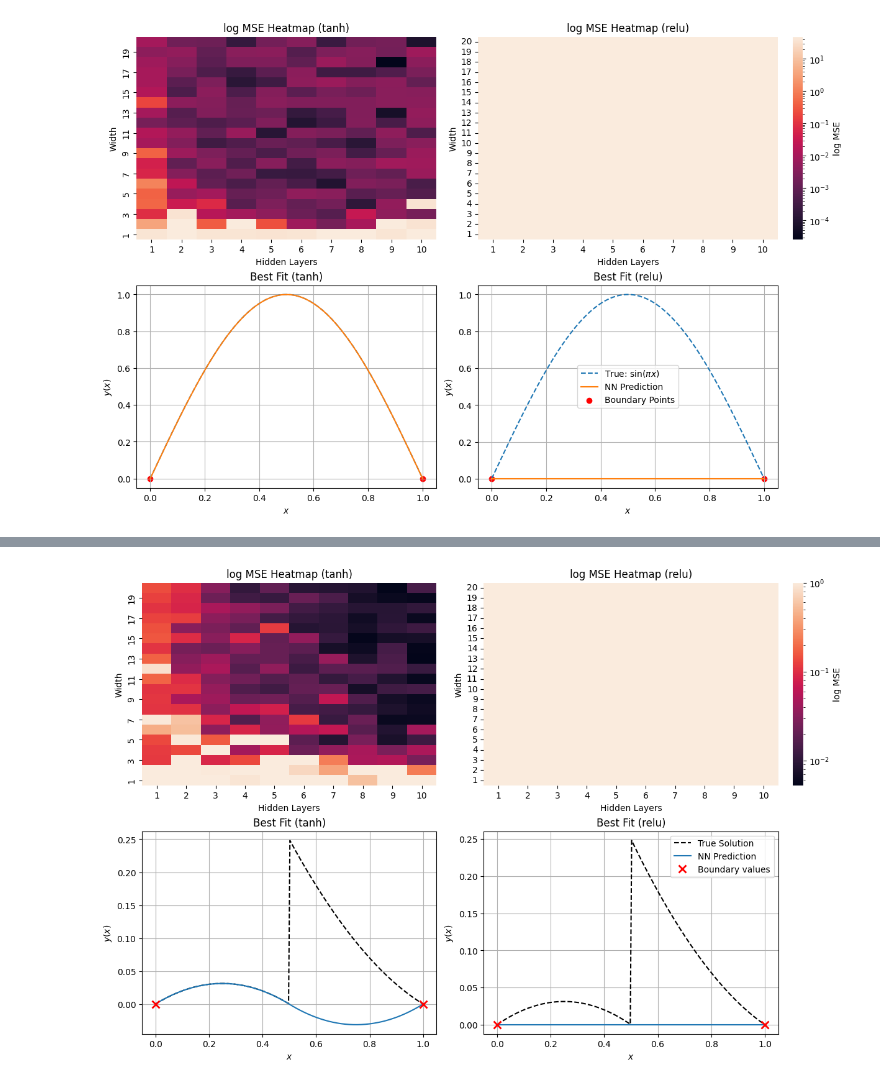
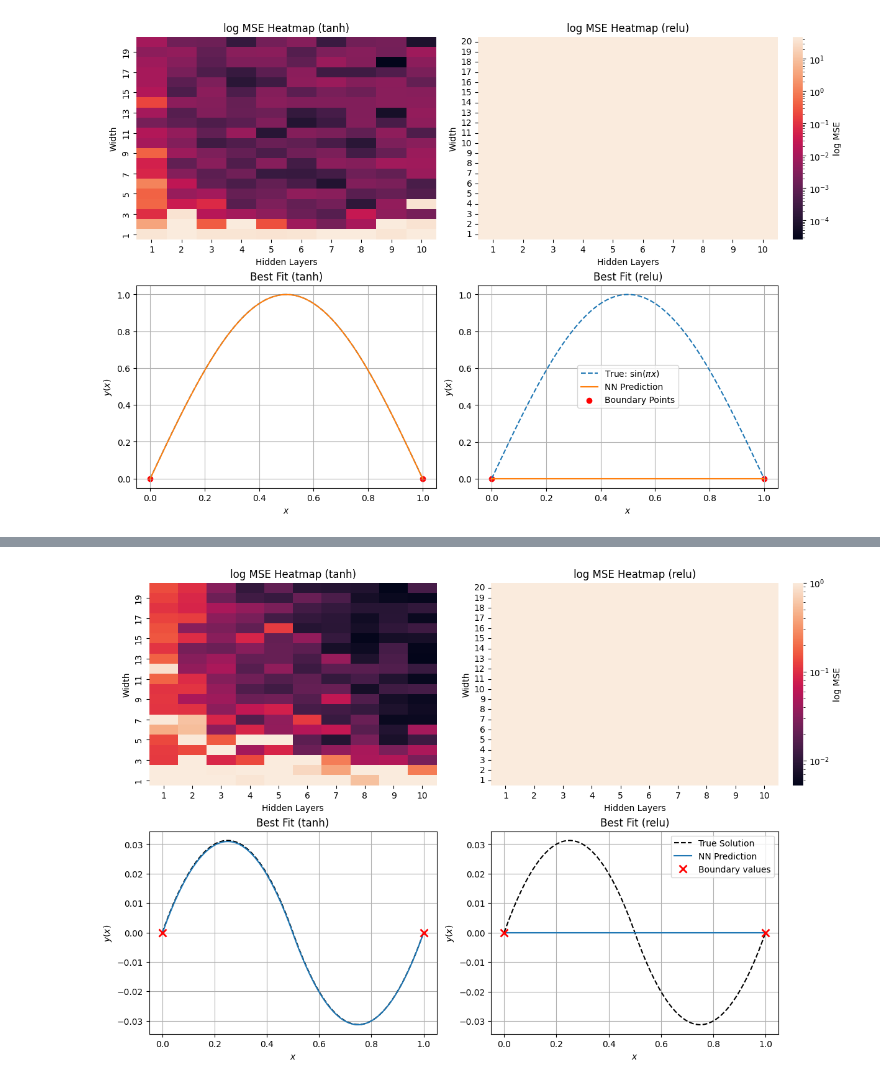
Before and after one commit to intimantripp/NeuralNetworksforPDEs, a Jupyter notebook: 5_DEs_report_BVPs.ipynb, the cells around one changed output, grey strips where cells are left out. Cells and saved outputs as stored; diff of their text form; code cells hidden in the pictures.

```diff
--- a/5_DEs_report_BVPs.ipynb
+++ b/5_DEs_report_BVPs.ipynb
@@ -245,7 +245,7 @@ def plot_solution(model):
     x = torch.linspace(0, 1, 200).view(-1, 1)
     y_pred = model(x).detach().numpy()
     x_np = x.numpy()
-    y_true = np.where(x_np < 0.5, -0.5*x_np**2 + 0.25*x_np, 0.5*x_np**2 - 1.25*x_np + 0.75)
+    y_true = np.where(x_np < 0.5, -0.5*x_np**2 + 0.25*x_np, 0.5*x_np**2 - 0.75*x_np + 0.25)
     plt.plot(x_np, y_true, '--', label='True Solution')
     plt.plot(x_np, y_pred, label='NN Prediction')
     plt.legend()
@@ -257,7 +257,7 @@ def plot_solution(model):
     plt.show()
 
 # Run
-model = FeedforwardNN(1, 1, hidden_layers=10, hidden_units=20, activation='relu')
+model = FeedforwardNN(1, 1, hidden_layers=10, hidden_units=20, activation='swish')
 model = train_piecewise_bvp(model, epochs=5000, verbose=True)
 plot_solution(model)
 # %% [output]
@@ -351,9 +351,10 @@ def true_solution(x_np):
     y = np.where(
         x < 0.5,
         -0.5 * x**2 + 0.25 * x,
-        0.5 * x**2 - 1.25 * x + 0.75
+        0.5 * x**2 - 0.75 * x + 0.25
     )
     return y
+
 
 # make plots
 fig, axes = plt.subplots(2, 2, figsize=(12, 8), constrained_layout=True)
@@ -375,31 +376,31 @@ for j, act in enumerate(["tanh", "relu"]):
     # Best fit plot
     config = best_configs[act]
     layers = int(config["layers"])
     width = int(config["width"])
     model = FeedforwardNN(input_dim=1, output_dim=1,
                           hidden_layers=layers,
                           hidden_units=width,
                           activation=act)
     train_piecewise_bvp(model, epochs=5000, verbose=False)
 
     x_plot = torch.linspace(0, 1, 200).view(-1, 1)
     with torch.no_grad():
         y_pred = model(x_plot).numpy()
     y_true = true_solution(x_plot.numpy())
 
     axes[1, j].plot(x_plot.numpy(), y_true, "--", label="True Solution", color="black")
     axes[1, j].plot(x_plot.numpy(), y_pred, label="NN Prediction", color="C0")
     axes[1, j].plot(0, 0, 'rx', label="Boundary values" if j == 1 else None, markersize=8, markeredgewidth=2)
     axes[1, j].plot(1, 0, 'rx', markersize=8, markeredgewidth=2)
     axes[1, j].set_title(f"Best Fit ({act})")
     axes[1, j].set_xlabel("$x$")
     axes[1, j].set_ylabel("$y(x)$")
     axes[1, j].grid(True)
     if j == 1:
         axes[1, j].legend()
 
 # Save  figure
 plt.savefig("report/graphics/bvp_piecewise_combined.png", dpi=300, bbox_inches="tight")
 plt.show()
 # %% [output]
-[figure, old version]
+[figure, new version]
```
Also changed, not shown: parts of 3 cells of this notebook, 6 other files.
